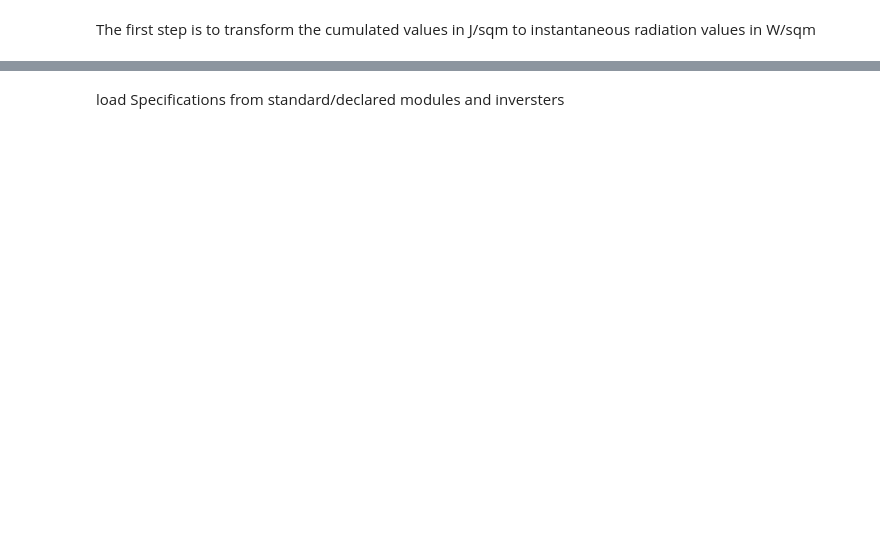
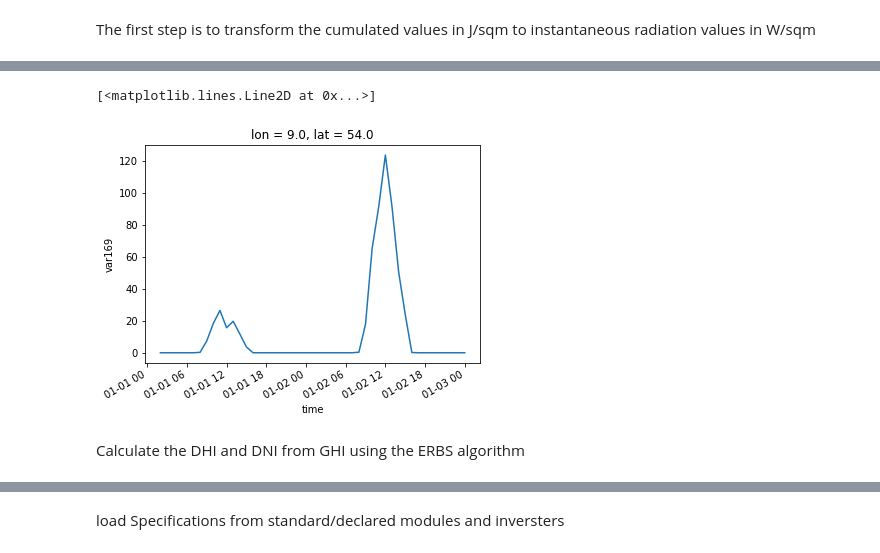
Before and after one commit to inwe-boku/PV_from_era5, a Jupyter notebook: pv_output_from_era5_land_single_coordinate.ipynb, the cells around one changed output, grey strips where cells are left out. Cells and saved outputs as stored; diff of their text form; code cells hidden in the pictures; blank space fills up the shorter version.

```diff
--- a/pv_output_from_era5_land_single_coordinate.ipynb
+++ b/pv_output_from_era5_land_single_coordinate.ipynb
@@ -22,0 +57,12 @@ The first step is to transform the cumulated values in J/sqm to instantaneous ra
+# %%
+GHI_in_j = era5.var169[0:48,360,90].diff("time", 1, label="upper")
+#print(GHI_in_j)
+ghi_era5l = (GHI_in_j.where(GHI_in_j > 0, 0))/3600
+# %%
+#(era5.var169[0:48,360,90]).plot()
+ghi_era5l.plot()
+# %% [output]
+[<matplotlib.lines.Line2D at 0x...>]
+[figure, added]
+# %% [markdown]
+Calculate the DHI and DNI from GHI using the ERBS algorithm
```
Also changed, not shown: parts of 14 cells of this notebook.
